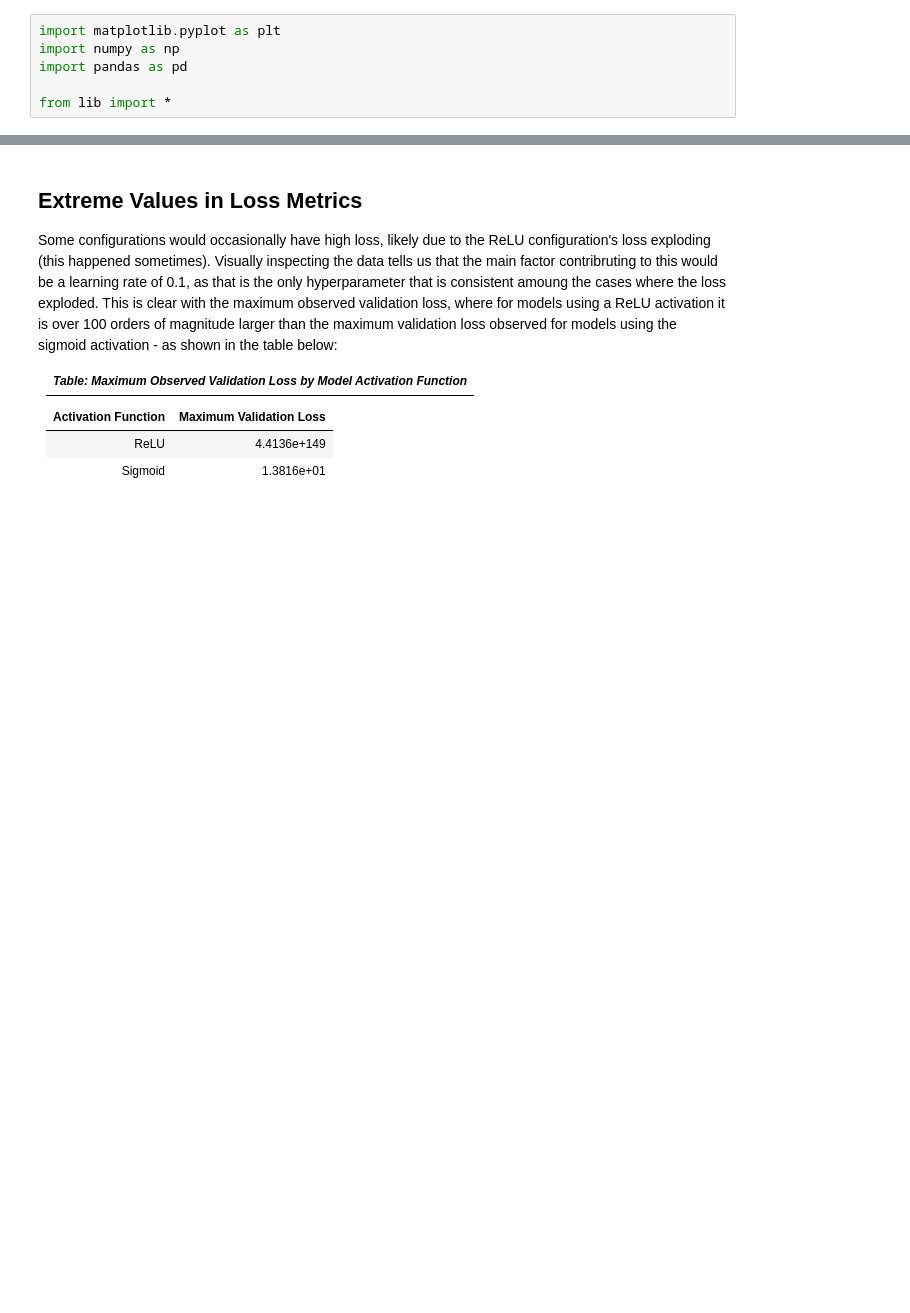
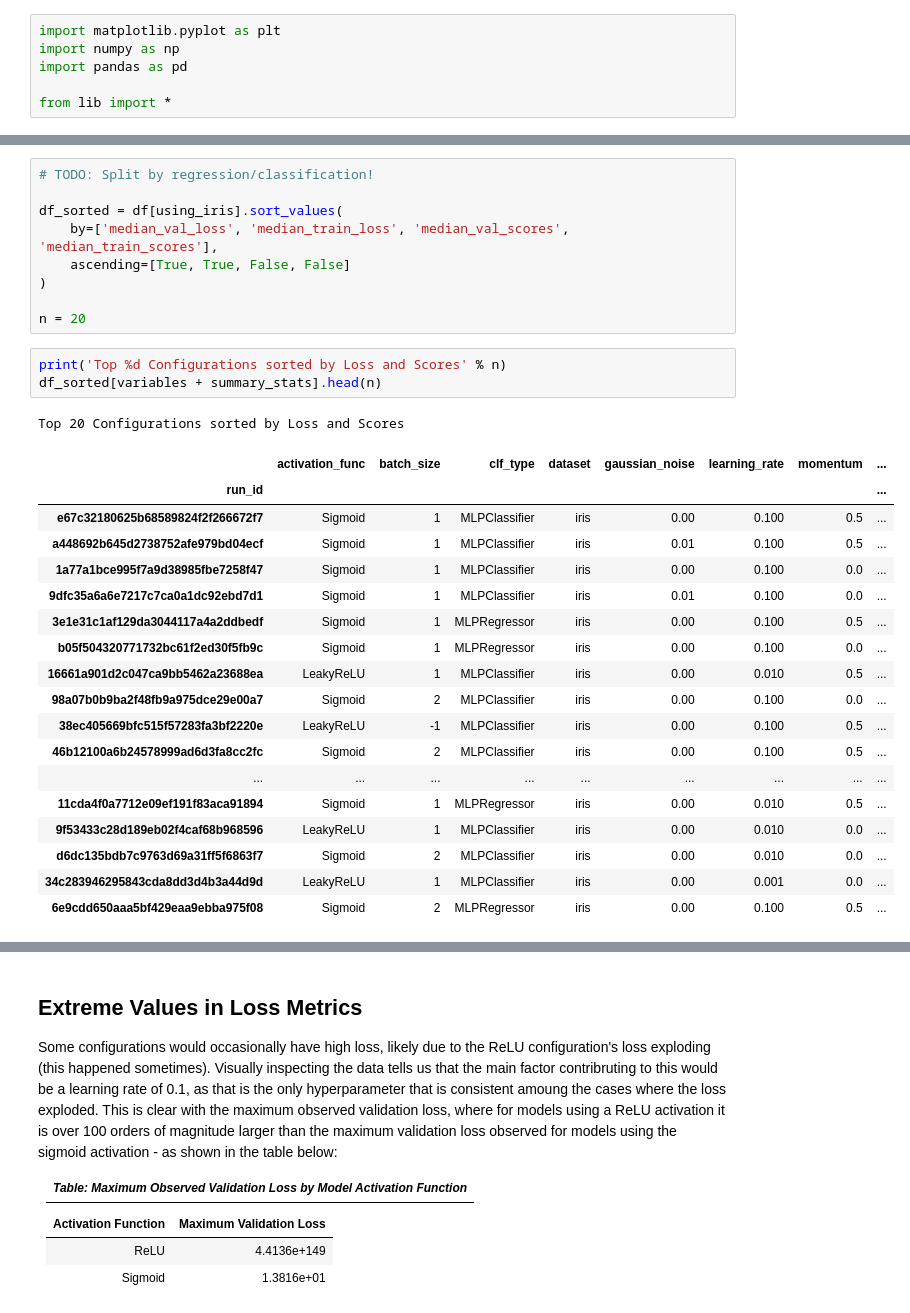
Before and after one commit to AnthonyDickson/Neural-Networks, a Jupyter notebook: notebooks/Analysis of Iris Dataset Results.ipynb, the cells around one changed output, grey strips where cells are left out. Saved outputs shown, nothing was run; the diff lists cells and outputs as text; blank space fills up the shorter version.

Commit message:
add extra summary stats to results dataframe and start on exploratory data analysis for iris results

```diff
--- a/notebooks/Analysis of Iris Dataset Results.ipynb
+++ b/notebooks/Analysis of Iris Dataset Results.ipynb
@@ -18,0 +38,32 @@ memory usage: 5.9+ MB
+# %%
+# TODO: Split by regression/classification!
+
+df_sorted = df[using_iris].sort_values(
+    by=['median_val_loss', 'median_train_loss', 'median_val_scores', 'median_train_scores'],
+    ascending=[True, True, False, False]
+)
+
+n = 20
+# %%
+print('Top %d Configurations sorted by Loss and Scores' % n)
+df_sorted[variables + summary_stats].head(n)
+# %% [output]
+Top 20 Configurations sorted by Loss and Scores
+|  | activation_func | batch_size | clf_type | dataset | gaussian_noise | learning_rate | momentum | ... |
+| run_id |  |  |  |  |  |  |  | ... |
+| e67c32180625b68589824f2f266672f7 | Sigmoid | 1 | MLPClassifier | iris | 0.00 | 0.100 | 0.5 | ... |
+| a448692b645d2738752afe979bd04ecf | Sigmoid | 1 | MLPClassifier | iris | 0.01 | 0.100 | 0.5 | ... |
+| 1a77a1bce995f7a9d38985fbe7258f47 | Sigmoid | 1 | MLPClassifier | iris | 0.00 | 0.100 | 0.0 | ... |
+| 9dfc35a6a6e7217c7ca0a1dc92ebd7d1 | Sigmoid | 1 | MLPClassifier | iris | 0.01 | 0.100 | 0.0 | ... |
+| 3e1e31c1af129da3044117a4a2ddbedf | Sigmoid | 1 | MLPRegressor | iris | 0.00 | 0.100 | 0.5 | ... |
+| b05f504320771732bc61f2ed30f5fb9c | Sigmoid | 1 | MLPRegressor | iris | 0.00 | 0.100 | 0.0 | ... |
+| 16661a901d2c047ca9bb5462a23688ea | LeakyReLU | 1 | MLPClassifier | iris | 0.00 | 0.010 | 0.5 | ... |
+| 98a07b0b9ba2f48fb9a975dce29e00a7 | Sigmoid | 2 | MLPClassifier | iris | 0.00 | 0.100 | 0.0 | ... |
+| 38ec405669bfc515f57283fa3bf2220e | LeakyReLU | -1 | MLPClassifier | iris | 0.00 | 0.100 | 0.5 | ... |
+| 46b12100a6b24578999ad6d3fa8cc2fc | Sigmoid | 2 | MLPClassifier | iris | 0.00 | 0.100 | 0.5 | ... |
+| ... | ... | ... | ... | ... | ... | ... | ... | ... |
+| 11cda4f0a7712e09ef191f83aca91894 | Sigmoid | 1 | MLPRegressor | iris | 0.00 | 0.010 | 0.5 | ... |
+| 9f53433c28d189eb02f4caf68b968596 | LeakyReLU | 1 | MLPClassifier | iris | 0.00 | 0.010 | 0.0 | ... |
+| d6dc135bdb7c9763d69a31ff5f6863f7 | Sigmoid | 2 | MLPClassifier | iris | 0.00 | 0.010 | 0.0 | ... |
+| 34c283946295843cda8dd3d4b3a44d9d | LeakyReLU | 1 | MLPClassifier | iris | 0.00 | 0.001 | 0.0 | ... |
+| 6e9cdd650aaa5bf429eaa9ebba975f08 | Sigmoid | 2 | MLPRegressor | iris | 0.00 | 0.100 | 0.5 | ... |
```
Also changed, not shown: parts of 19 cells of this notebook, 4 other files.
